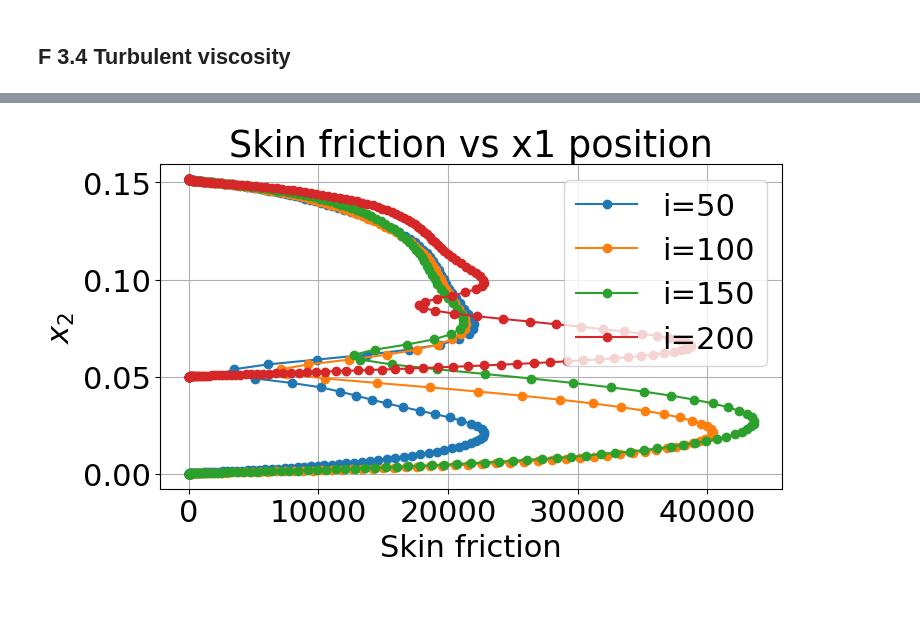
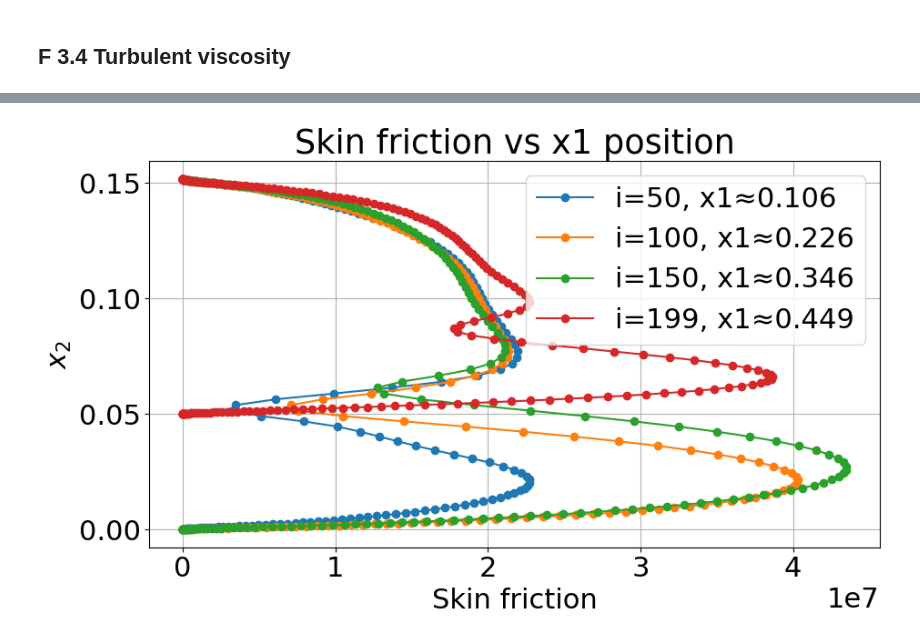
Before and after one commit to MartinStjernkvist/Applied-Mechanics, a Jupyter notebook: TME226/A2/Assignment_2.ipynb, the cells around one changed output, grey strips where cells are left out. Drawn from its saved outputs; the diff is of its cells as text; code cells hidden in the pictures; blank space fills up the shorter version.

```diff
--- a/TME226/A2/Assignment_2.ipynb
+++ b/TME226/A2/Assignment_2.ipynb
@@ -262,7 +255,8 @@ i = 8 Max vorticity at i = 981.2270098312783
 # %% [markdown]
 ## F 3.4 Turbulent viscosity
 # %%
-ratio = vist_2d / mu
+mu_t = vist_2d * rho  # Kinematic viscosity
+ratio = mu_t / mu # Turbulent viscosity to dynamic viscosity ratio
 
 display(ratio)
 print(np.shape(ratio))
@@ -273,7 +267,7 @@ contour = plt.contourf(x1_2d, x2_2d, ratio, 100, cmap='viridis')
 plt.colorbar(contour)
 plt.xlabel(r'$x_1$')
 plt.ylabel(r'$x_2$')
-plt.title("Viscosity Ratio Contours: $\\nu_t / \\nu$")
+plt.title("$\\mu_t / \\mu$")
 #plt.axis('equal')
 plt.tight_layout()
 plt.show()
@@ -296,22 +290,22 @@ array([[0.00000000e+00, 9.15011383e-04, 2.39017130e-02, ...,
 # %%
-plt.figure(figsize=(8,5))
-i=50
-plt.plot(ratio[i,:], x2_2d[i,:], 'o-', label='i=50')  # detail x1 position
-i=100
-plt.plot(ratio[i,:], x2_2d[i,:], 'o-', label='i=100')  # detail x1 position
-i=150
-plt.plot(ratio[i,:], x2_2d[i,:], 'o-', label='i=150')  # detail x1 position
-i=199
-plt.plot(ratio[i,:], x2_2d[i,:], 'o-', label='i=200')  # detail x1 position
+plt.figure(figsize=(10,6))
+i = 50
+plt.plot(ratio[i,:], x2_2d[i,:], 'o-', label=f'i={i}, x1≈{x1_2d[i,0]:.3f}')
+i = 100
+plt.plot(ratio[i,:], x2_2d[i,:], 'o-', label=f'i={i}, x1≈{x1_2d[i,0]:.3f}')
+i = 150
+plt.plot(ratio[i,:], x2_2d[i,:], 'o-', label=f'i={i}, x1≈{x1_2d[i,0]:.3f}')
+i = 199
+plt.plot(ratio[i,:], x2_2d[i,:], 'o-', label=f'i={i}, x1≈{x1_2d[i,0]:.3f}')
 plt.ylabel('$x_2$')
 plt.xlabel('Skin friction')
 plt.title('Skin friction vs x1 position')
 plt.grid(True)
 plt.tight_layout()
 plt.legend()
 plt.show()
 # %% [output]
-[figure, old version]
+[figure, new version]
 # %%
 column_to_extract = 0 # The first column which contains Ustar
 
```
Also changed, not shown: parts of 15 cells of this notebook, 2 other files.
